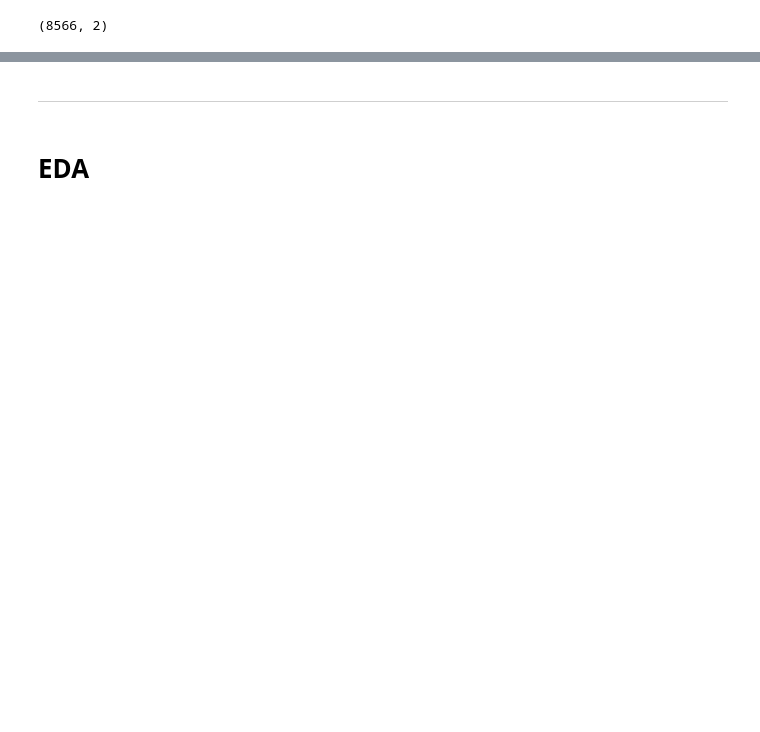
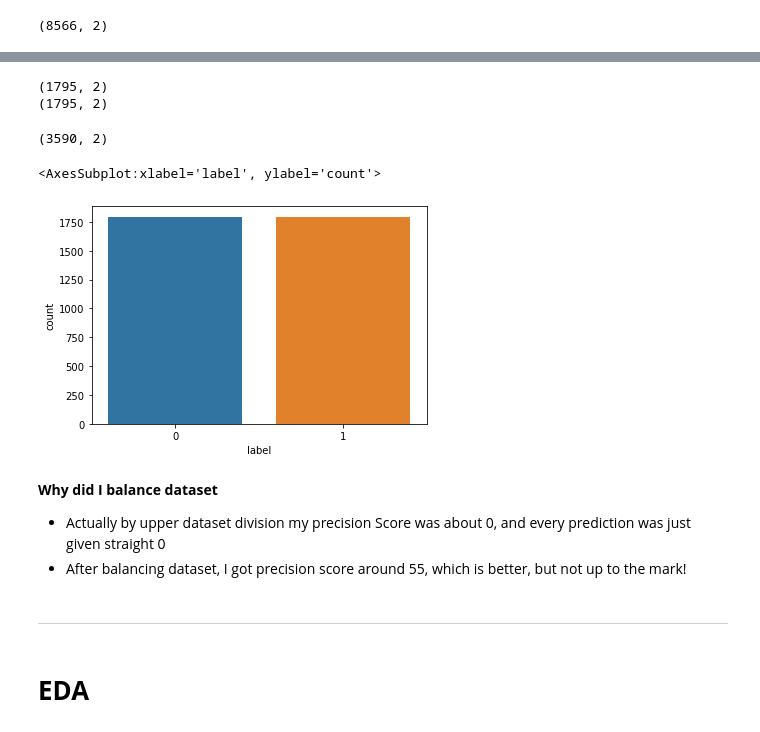
Before and after one commit to abuubaida01/Email_Classifier, a Jupyter notebook: notebook.ipynb, the cells around one changed output, grey strips where cells are left out. Saved outputs shown, nothing was run; the diff lists cells and outputs as text; code cells hidden in the pictures; blank space fills up the shorter version.

```diff
--- a/notebook.ipynb
+++ b/notebook.ipynb
@@ -124,0 +176,6 @@ df.shape
+# %%
+print(not_spam.shape)
+print(spam.shape)
+# %% [output]
+(1795, 2)
+(1795, 2)
@@ -125,3 +185,16 @@ df.shape
+# %%
+df.shape
+# %% [output]
+(3590, 2)
+# %%
+sns.countplot(df.label)
+# %% [output]
+<AxesSubplot:xlabel='label', ylabel='count'>
+[figure, added]
+# %% [markdown]
+**Why did I balance dataset**
+- Actually by upper dataset division my precision Score was about 0, and every prediction was just given straight 0
+- After balancing dataset, I got precision score around 55, which is better, but not up to the mark!
 # %% [markdown]
 ---
 # %% [markdown]
```
Also changed, not shown: parts of 175 cells of this notebook, 3 other files.
